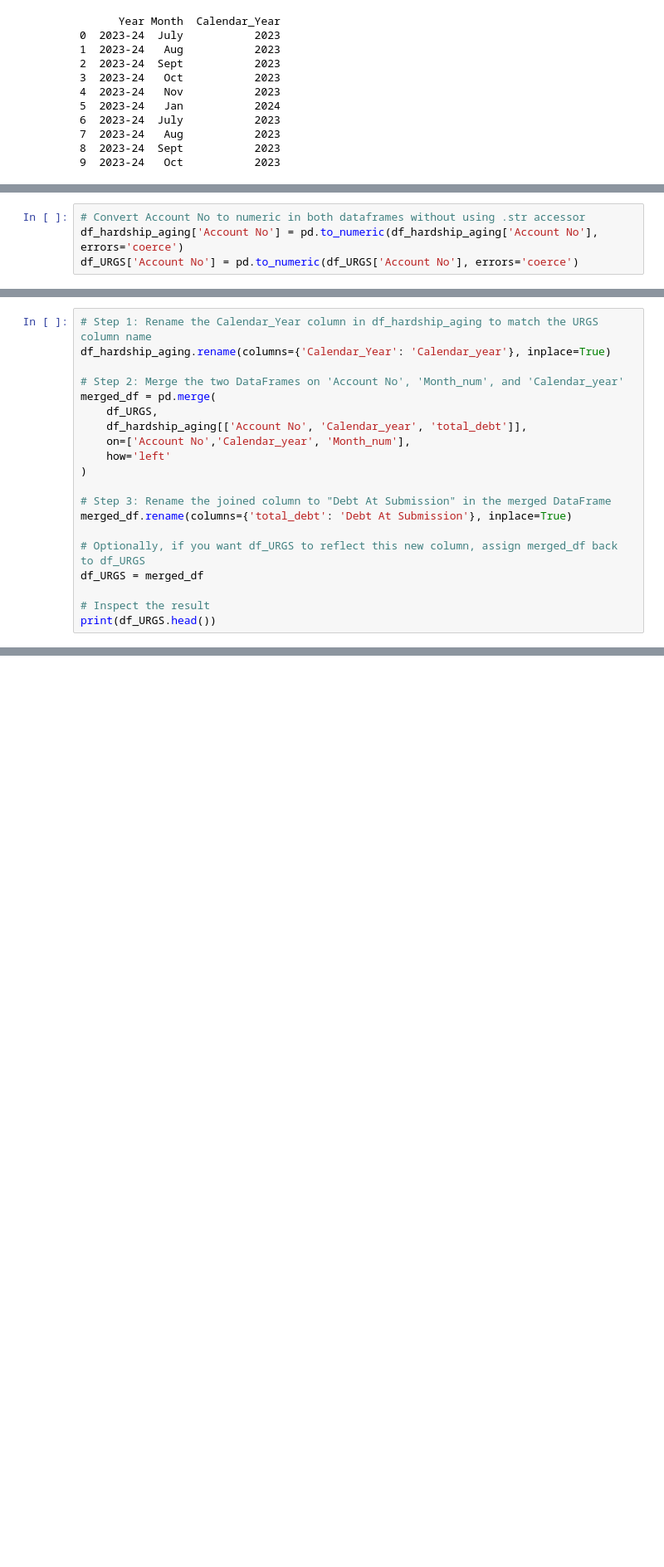
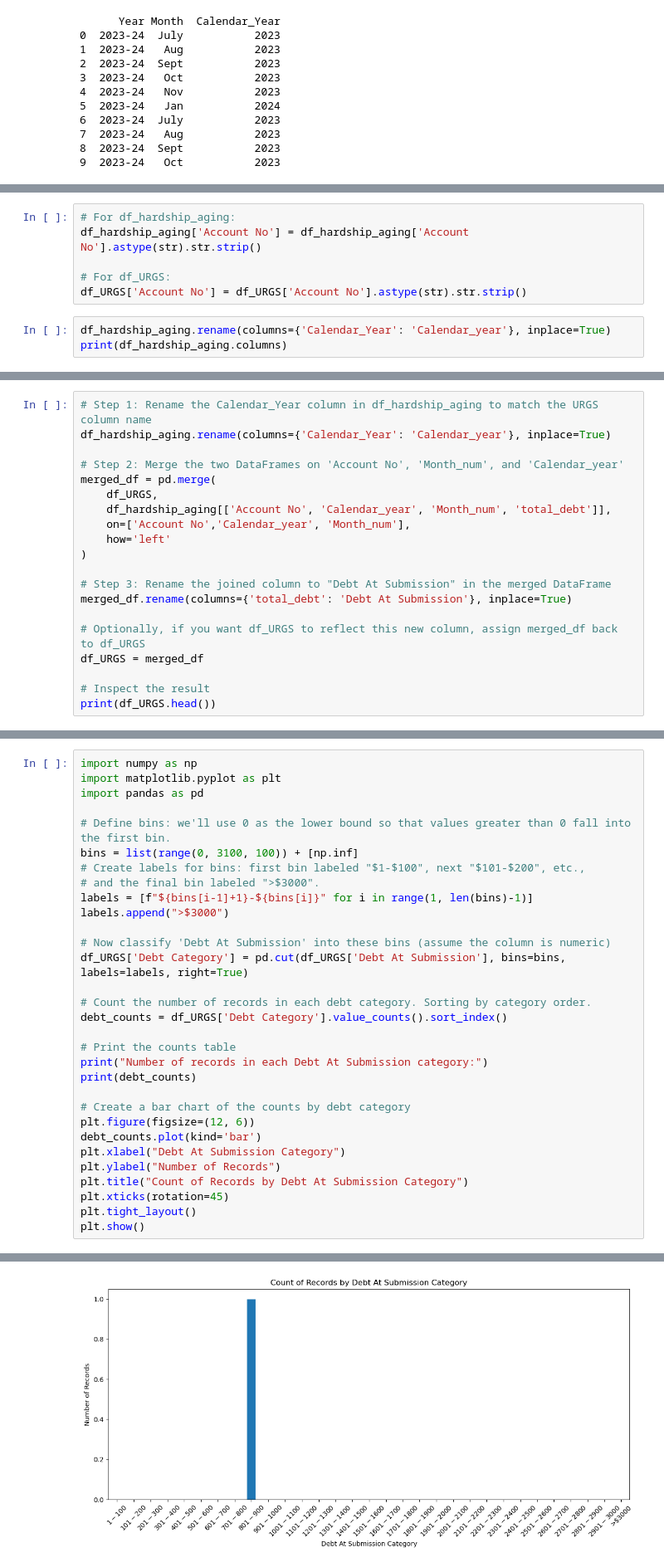
Before and after one commit to AndrewDilley/URGS, a Jupyter notebook: URGS analysis.ipynb, the cells around one changed output, grey strips where cells are left out. Shown at 83% size. Drawn from its saved outputs; the diff is of its cells as text; blank space fills up the shorter version.

```diff
--- a/URGS analysis.ipynb
+++ b/URGS analysis.ipynb
@@ -765,4 +687,0 @@ memory usage: 31.5+ KB
-# %%
-# Convert Account No to numeric in both dataframes without using .str accessor
-df_hardship_aging['Account No'] = pd.to_numeric(df_hardship_aging['Account No'], errors='coerce')
-df_URGS['Account No'] = pd.to_numeric(df_URGS['Account No'], errors='coerce')
@@ -934,0 +812,9 @@ print(df_URGS[['Submission Date', 'Month_num', 'Calendar_year']].head())
+# %%
+# For df_hardship_aging:
+df_hardship_aging['Account No'] = df_hardship_aging['Account No'].astype(str).str.strip()
+
+# For df_URGS:
+df_URGS['Account No'] = df_URGS['Account No'].astype(str).str.strip()
+# %%
+df_hardship_aging.rename(columns={'Calendar_Year': 'Calendar_year'}, inplace=True)
+print(df_hardship_aging.columns)
@@ -939,7 +846,7 @@ df_hardship_aging.rename(columns={'Calendar_Year': 'Calendar_year'}, inplace=Tru
 # Step 2: Merge the two DataFrames on 'Account No', 'Month_num', and 'Calendar_year'
 merged_df = pd.merge(
     df_URGS,
-    df_hardship_aging[['Account No', 'Calendar_year', 'total_debt']],
+    df_hardship_aging[['Account No', 'Calendar_year', 'Month_num', 'total_debt']],
     on=['Account No','Calendar_year', 'Month_num'],
     how='left'
 )
@@ -975,0 +914,32 @@ else:
+# %%
+import numpy as np
+import matplotlib.pyplot as plt
+import pandas as pd
+
+# Define bins: we'll use 0 as the lower bound so that values greater than 0 fall into the first bin.
+bins = list(range(0, 3100, 100)) + [np.inf]
+# Create labels for bins: first bin labeled "$1-$100", next "$101-$200", etc.,
+# and the final bin labeled ">$3000".
+labels = [f"${bins[i-1]+1}-${bins[i]}" for i in range(1, len(bins)-1)]
+labels.append(">$3000")
+
+# Now classify 'Debt At Submission' into these bins (assume the column is numeric)
+df_URGS['Debt Category'] = pd.cut(df_URGS['Debt At Submission'], bins=bins, labels=labels, right=True)
+
+# Count the number of records in each debt category. Sorting by category order.
+debt_counts = df_URGS['Debt Category'].value_counts().sort_index()
+
+# Print the counts table
+print("Number of records in each Debt At Submission category:")
+print(debt_counts)
+
+# Create a bar chart of the counts by debt category
+plt.figure(figsize=(12, 6))
+debt_counts.plot(kind='bar')
+plt.xlabel("Debt At Submission Category")
+plt.ylabel("Number of Records")
+plt.title("Count of Records by Debt At Submission Category")
+plt.xticks(rotation=45)
+plt.tight_layout()
+plt.show()
+# %% [output]
@@ -975,0 +963 @@ else:
+[figure, added]
```
Also changed, not shown: parts of 35 cells of this notebook, 5 other files.
